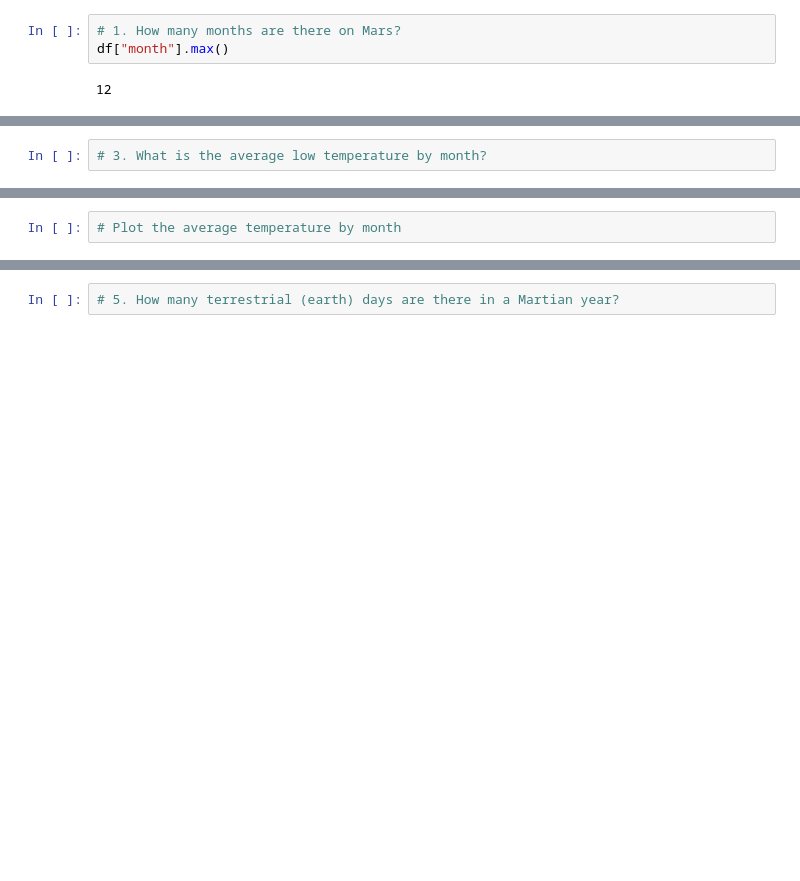
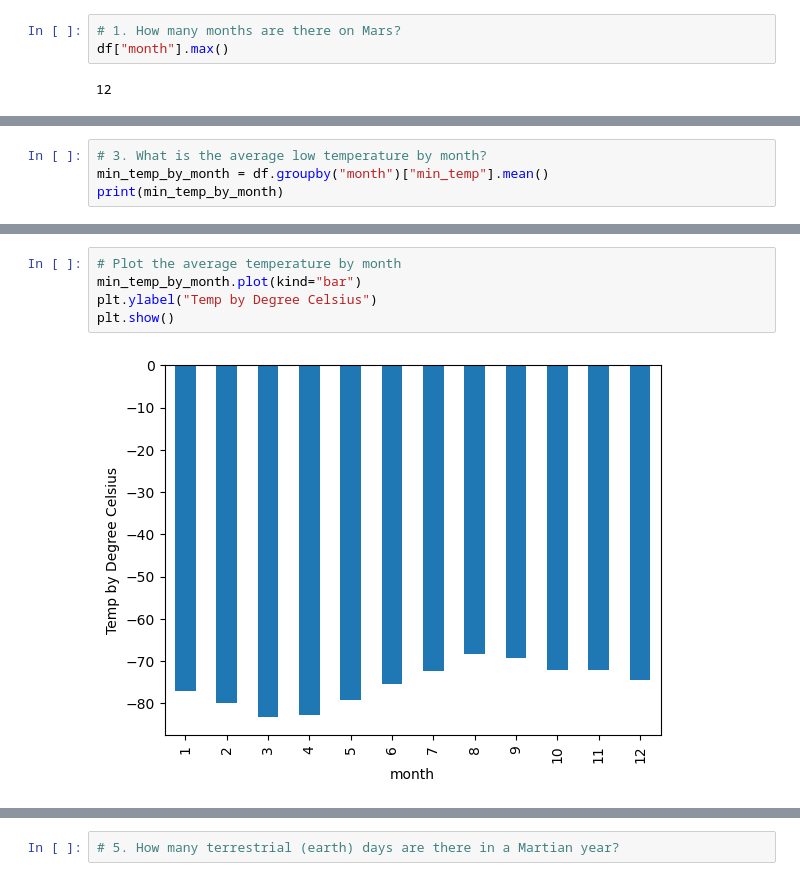
Before and after one commit to ajmonte0920/11_da_jul2024_hw_11_web-scrapping-data-analysis, a Jupyter notebook: submission/part_2_mars_weather_ajm.ipynb, the cells around one changed output, grey strips where cells are left out. Drawn from its saved outputs; the diff is of its cells as text; blank space fills up the shorter version.

```diff
--- a/submission/part_2_mars_weather_ajm.ipynb
+++ b/submission/part_2_mars_weather_ajm.ipynb
@@ -196,3 +196,5 @@ df["sol"].count()
 1867
 # %%
 # 3. What is the average low temperature by month?
+min_temp_by_month = df.groupby("month")["min_temp"].mean()
+print(min_temp_by_month)
@@ -199,4 +216,9 @@ df["sol"].count()
 # %%
 # Plot the average temperature by month
+min_temp_by_month.plot(kind="bar")
+plt.ylabel("Temp by Degree Celsius")
+plt.show()
+# %% [output]
+[figure, added]
 # %%
 # Identify the coldest and hottest months in Curiosity's location
```
Also changed, not shown: parts of 5 cells of this notebook.
